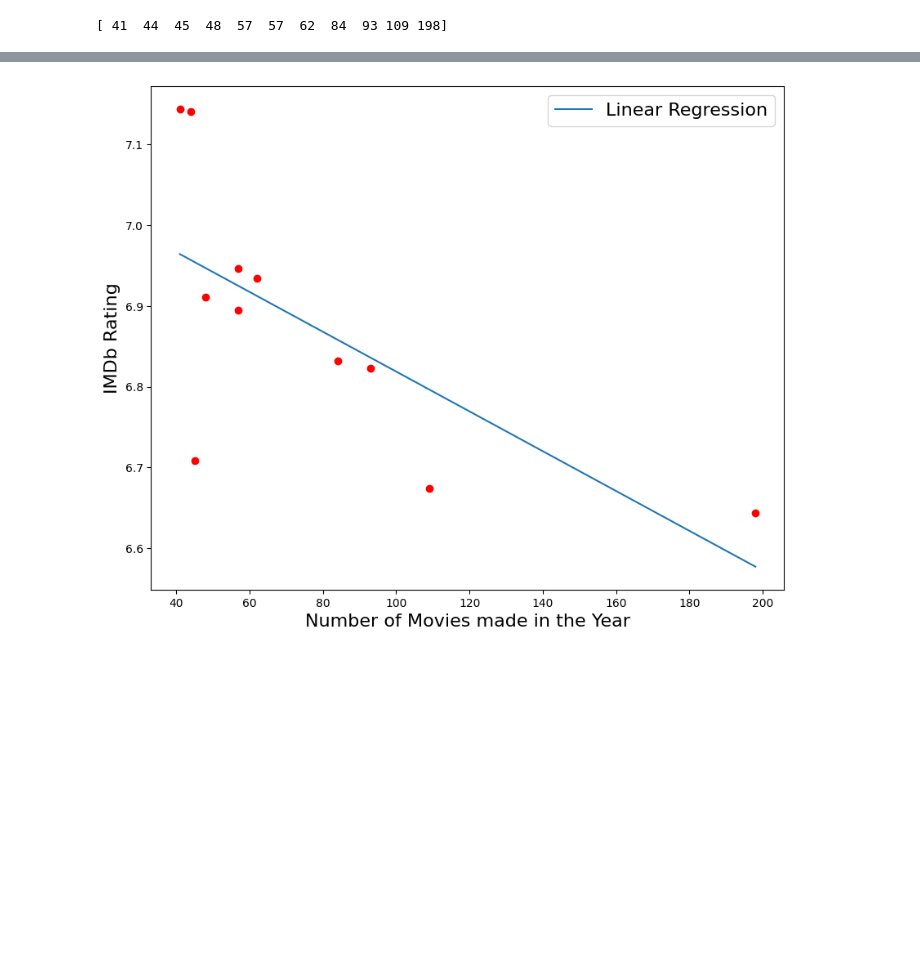
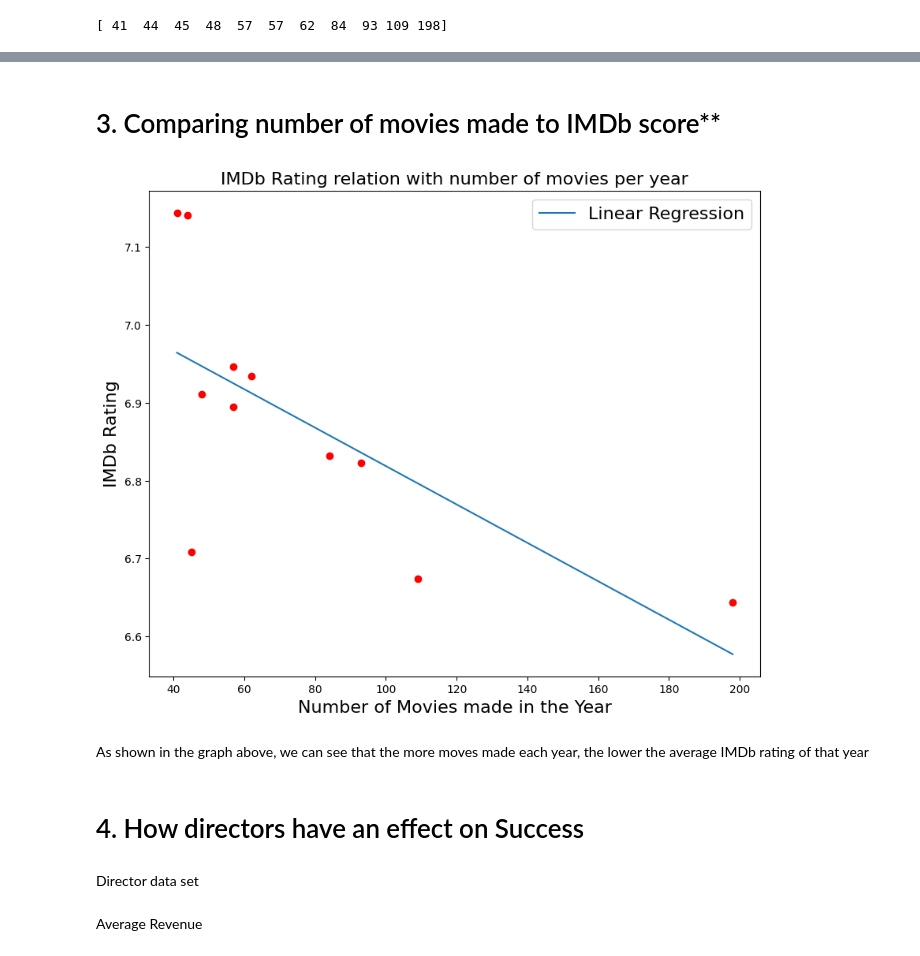
Before and after one commit to LinusTC/IMDBMovies, a Jupyter notebook: CW3.ipynb, the cells around one changed output, grey strips where cells are left out. Cells and saved outputs as stored; diff of their text form; code cells hidden in the pictures; blank space fills up the shorter version.

```diff
--- a/CW3.ipynb
+++ b/CW3.ipynb
@@ -154,17 +159,26 @@ plt.show()
+# %% [markdown]
+# 3. Comparing number of movies made to IMDb score**
 # %%
 fig, ax1 = plt.subplots(figsize=(10, 8))
 
 a, b = py.polyfit(Year_Number, Year_Rating_Y, 1)
 
 
 plt.xlabel('Number of Movies made in the Year', fontsize = 16)
 plt.ylabel('IMDb Rating', fontsize = 16)
 
 plt.plot(Year_Number, a*Year_Number+b)
 plt.scatter(Year_Number, Year_Rating_Y, color='red')
 plt.legend(['Linear Regression'], loc='upper right', prop={'size': 16})
 
+plt.title('IMDb Rating relation with number of movies per year', fontsize = 16)
 
 plt.show()
 # %% [output]
-[figure, old version]
+[figure, new version]
+# %% [markdown]
+As shown in the graph above, we can see that the more moves made each year, the lower the average IMDb rating of that year
+# %% [markdown]
+# 4. How directors have an effect on Success
+# %% [markdown]
+Director data set
@@ -170,0 +198,2 @@ plt.show()
+# %% [markdown]
+Average Revenue
```
Also changed, not shown: parts of 7 cells of this notebook.
